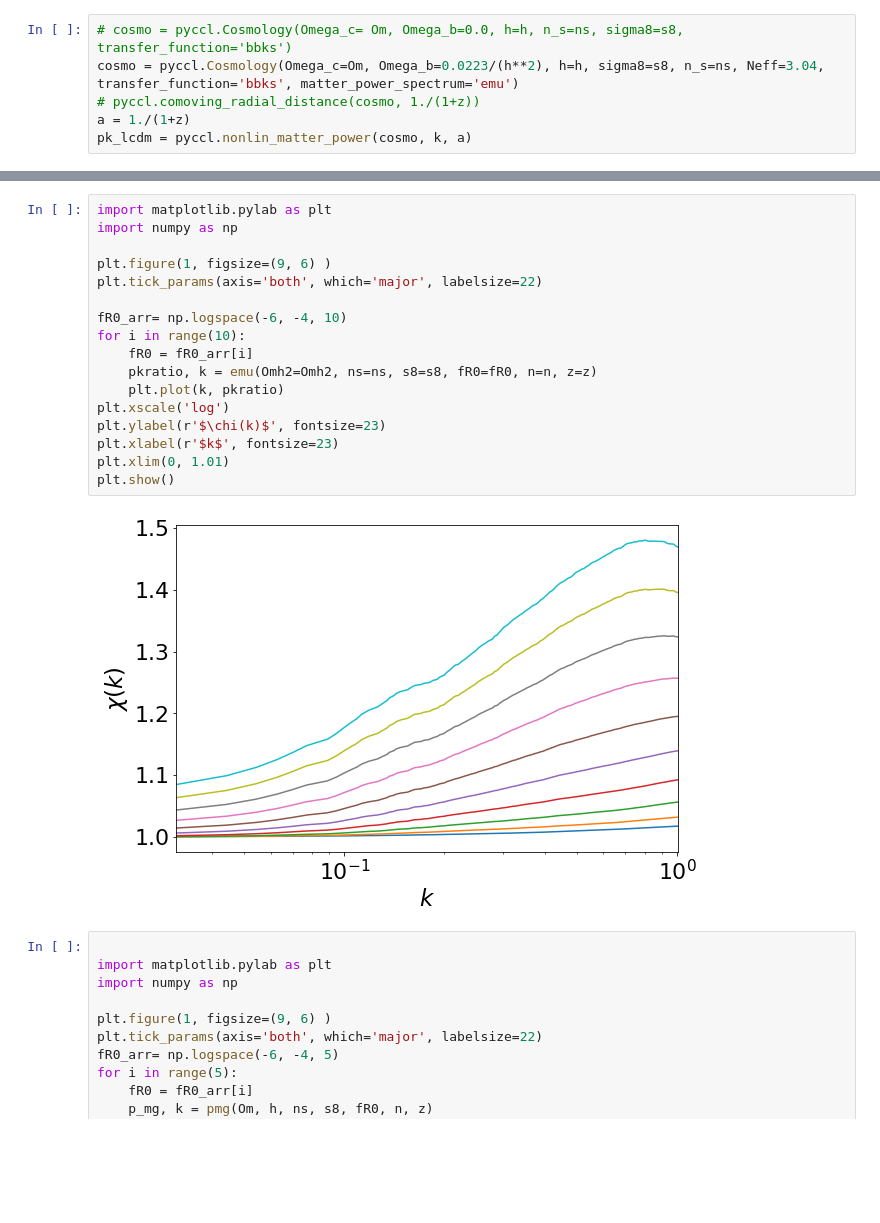
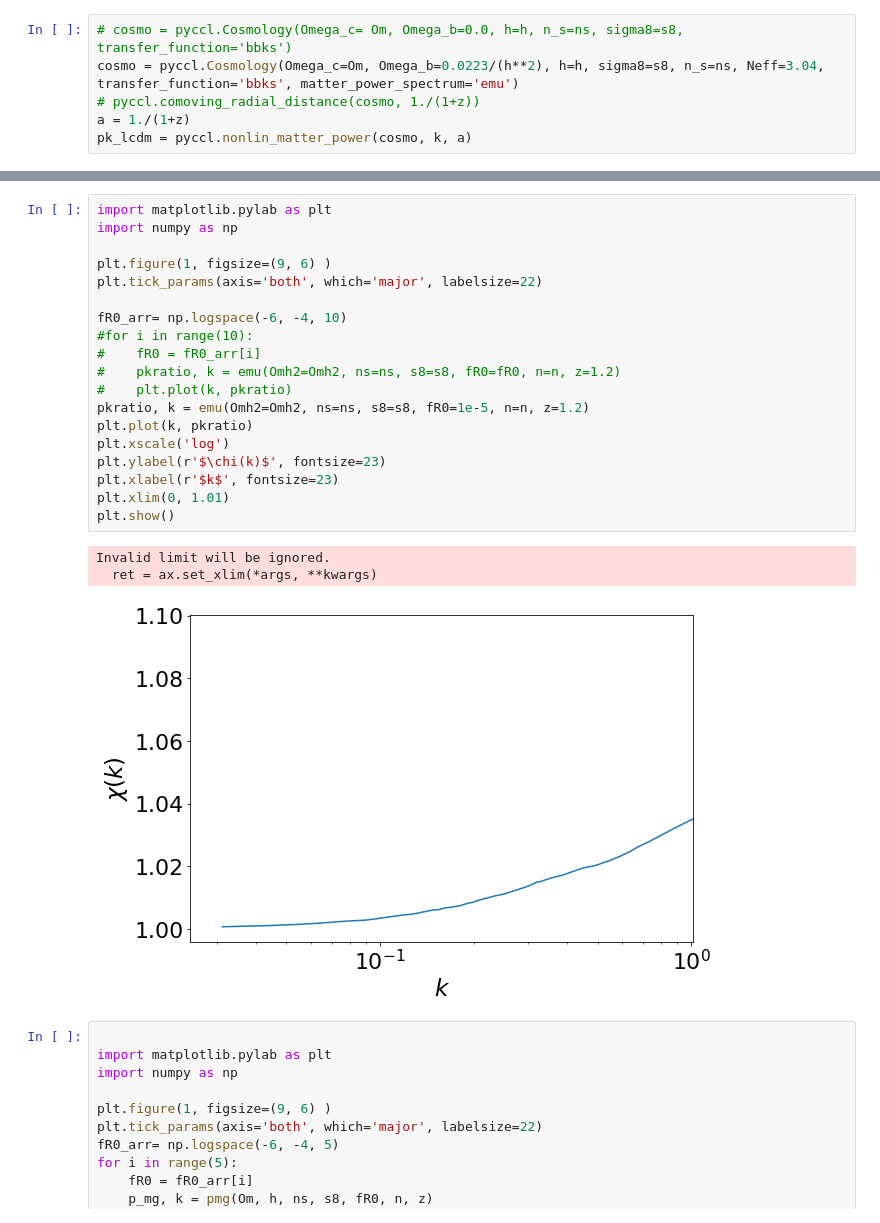
Before and after one commit to LSSTDESC/mgemu, a Jupyter notebook: notebooks/pmg.ipynb, the cells around one changed output, grey strips where cells are left out. Saved outputs shown, nothing was run; the diff lists cells and outputs as text; blank space fills up the shorter version.

```diff
--- a/notebooks/pmg.ipynb
+++ b/notebooks/pmg.ipynb
@@ -63,22 +102,26 @@ f.tight_layout()
 # %%
 import matplotlib.pylab as plt
 import numpy as np
 
 plt.figure(1, figsize=(9, 6) )
 plt.tick_params(axis='both', which='major', labelsize=22)
 
 fR0_arr= np.logspace(-6, -4, 10)
-for i in range(10):
-    fR0 = fR0_arr[i]
-    pkratio, k = emu(Omh2=Omh2, ns=ns, s8=s8, fR0=fR0, n=n, z=z)
-    plt.plot(k, pkratio)
+#for i in range(10):
+#    fR0 = fR0_arr[i]
+#    pkratio, k = emu(Omh2=Omh2, ns=ns, s8=s8, fR0=fR0, n=n, z=1.2)
+#    plt.plot(k, pkratio)
+pkratio, k = emu(Omh2=Omh2, ns=ns, s8=s8, fR0=1e-5, n=n, z=1.2)
+plt.plot(k, pkratio)
 plt.xscale('log')
 plt.ylabel(r'$\chi(k)$', fontsize=23)
 plt.xlabel(r'$k$', fontsize=23)
 plt.xlim(0, 1.01)
 plt.show()
 # %% [output]
+Invalid limit will be ignored.
+  ret = ax.set_xlim(*args, **kwargs)
-[figure, old version]
+[figure, new version]
 # %%
 
 import matplotlib.pylab as plt
```
Also changed, not shown: parts of 3 cells of this notebook, 35 other files.
